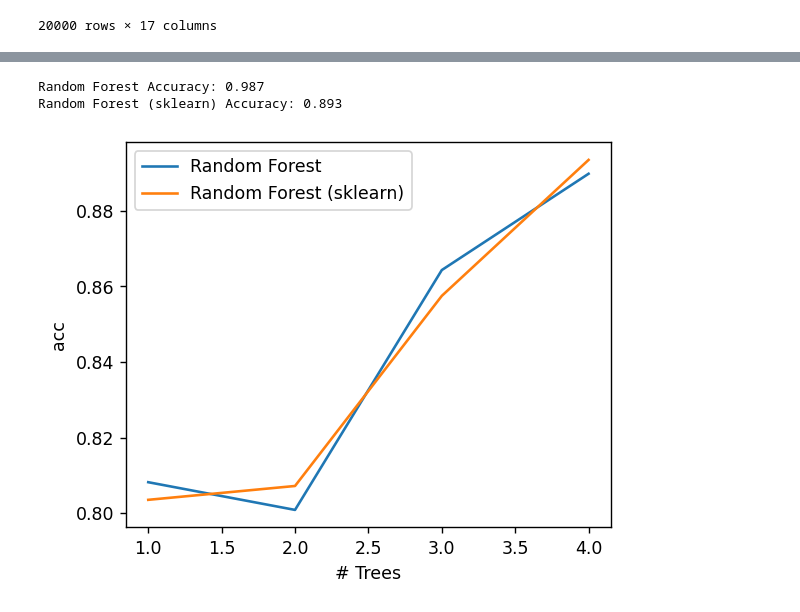
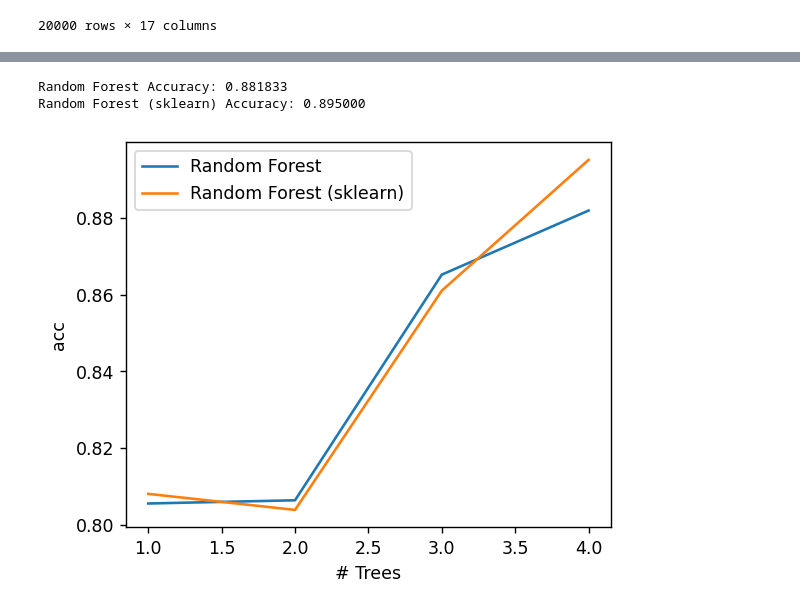
Before and after one commit to whoismuch/linear-models, a Jupyter notebook: linear-models-random-forest.ipynb, the cells around one changed output, grey strips where cells are left out. Drawn from its saved outputs; the diff is of its cells as text; code cells hidden in the pictures.

Commit message:
random forest added

```diff
--- a/linear-models-random-forest.ipynb
+++ b/linear-models-random-forest.ipynb
@@ -50,21 +50,18 @@ acc_train_rf = []
 acc_test_rf = []
 
 for n in n_trees:
-    forest = RandomForest(n)
+    forest = RandomForest(n_trees=n)
     forest.fit(X_train, y_train)
     a = accuracy(forest, X_train, y_train)
     acc_train_rf.append(a)
     print(f'N {n} acc={a}')
-    acc_test_rf.append( accuracy(forest, X_test, y_test))
+    acc_test_rf.append(accuracy(forest, X_test, y_test))
 
 
 rf_acc = np.array(acc_train_rf).max()
-#print('Decision Tree Accuracy: {:0.3f}'.format(dt_acc))
-print('Random Forest Accuracy: {:0.3f}'.format(rf_acc))
+print('Random Forest Accuracy: {:0.6f}'.format(rf_acc))
 
 f, ax = plt.subplots(figsize=(5,4), dpi=125)
 ax.plot(n_trees, acc_train_rf, label='Training')
-#ax.plot(n_trees, acc_test_rf, label='Test')
-#ax.plot([1, 26], [dt_acc, dt_acc], label='Decision Tree', ls=':')
 ax.set_xlabel('# Trees'); ax.set_ylabel('acc'); ax.legend();
 # %% [output]
@@ -90,20 +102,21 @@ with open ('metrics.txt', 'w') as out:
 # %%
 from sklearn.ensemble import RandomForestClassifier
 
 acc_test_sk = []
 for n in n_trees:
-    forest = RandomForestClassifier(n_estimators=n)
-    forest.fit(X_train, y_train)
-    acc_test_sk.append(accuracy(forest, X_test, y_test))
+    forest_sc = RandomForestClassifier(n_estimators=n)
+    forest_sc.fit(X_train, y_train)
+    acc_test_sk.append(accuracy(forest_sc, X_test, y_test))
 
-print('Random Forest Accuracy: {:0.3f}'.format(rf_acc))
-print('Random Forest (sklearn) Accuracy: {:0.3f}'.format(np.array(acc_test_sk).max()))
+
+print('Random Forest Accuracy: {:0.6f}'.format(np.array(acc_test_rf).max()))
+print('Random Forest (sklearn) Accuracy: {:0.6f}'.format(np.array(acc_test_sk).max()))
 
 f, ax = plt.subplots(figsize=(5,4), dpi=125)
 ax.plot(n_trees, acc_test_rf, label='Random Forest')
 ax.plot(n_trees, acc_test_sk, label='Random Forest (sklearn)')
 ax.set_xlabel('# Trees'); ax.set_ylabel('acc'); ax.legend();
 # %% [output]
-Random Forest Accuracy: 0.987
-Random Forest (sklearn) Accuracy: 0.893
+Random Forest Accuracy: 0.881833
+Random Forest (sklearn) Accuracy: 0.895000
-[figure, old version]
+[figure, new version]
```
Also changed, not shown: parts of 8 cells of this notebook, 1 other file.
